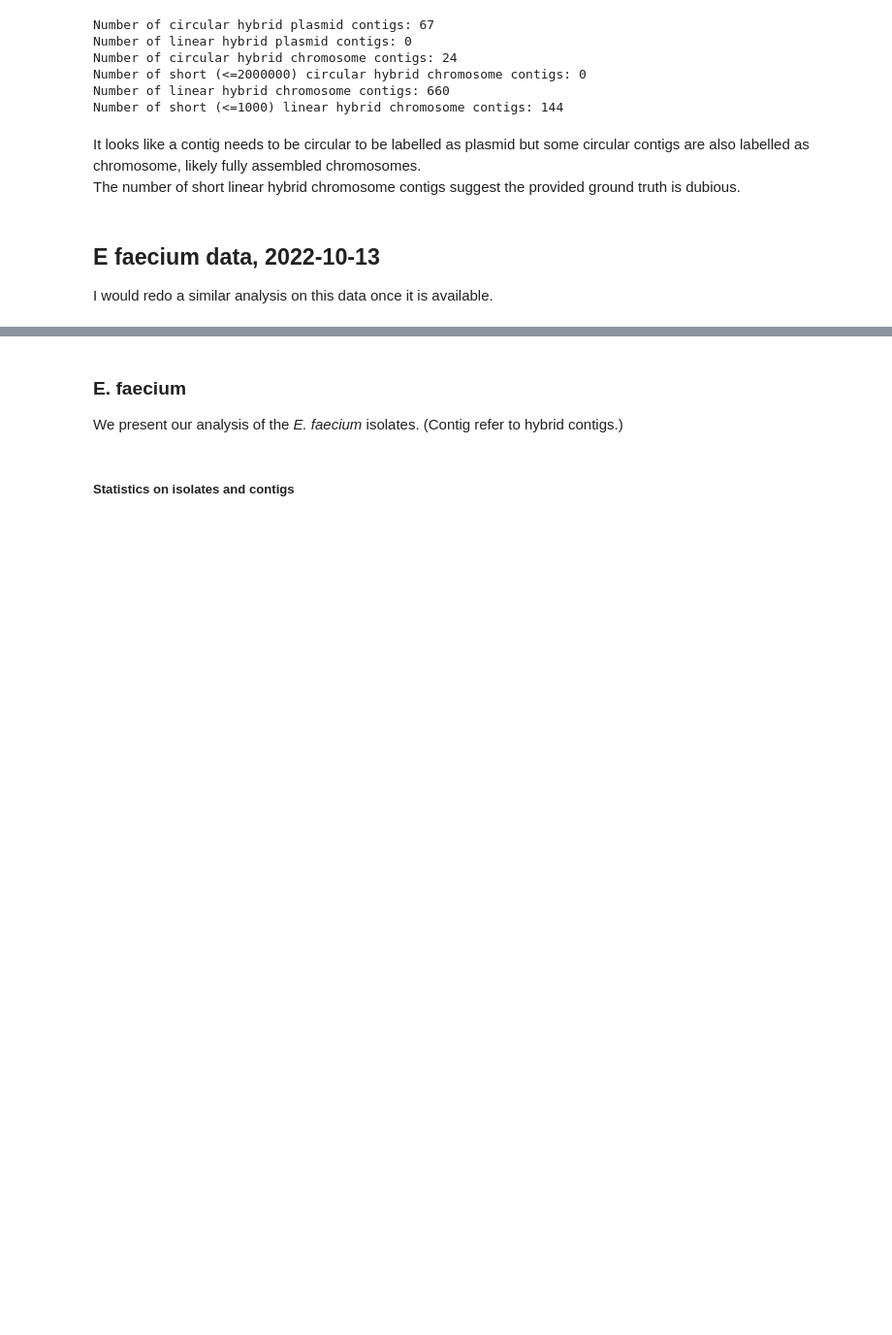
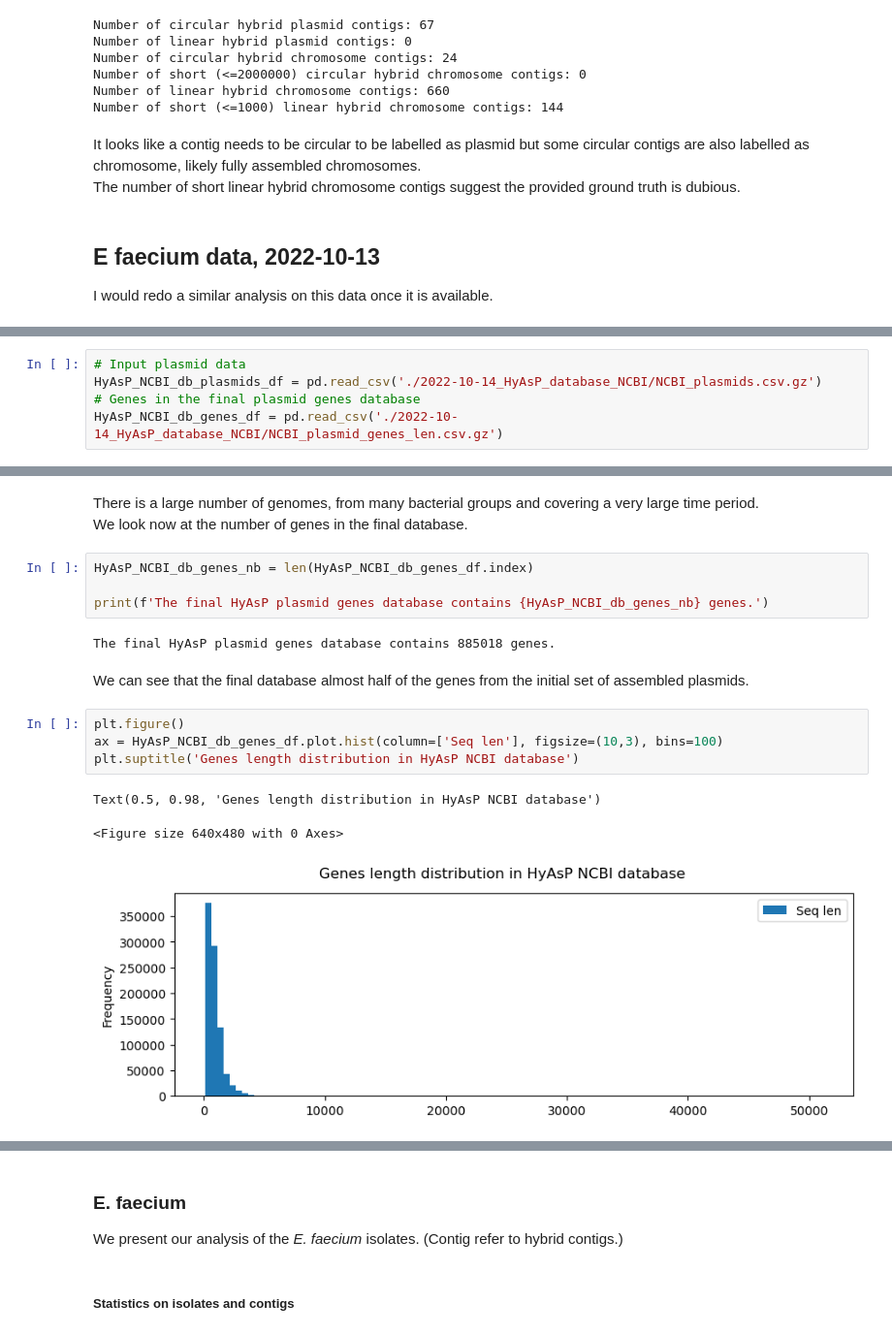
Before and after one commit to cchauve/CompMath-Day-2023, a Jupyter notebook: results/JOURNAL.ipynb, the cells around one changed output, grey strips where cells are left out. Shown at 97% size. Saved outputs shown, nothing was run; the diff lists cells and outputs as text; blank space fills up the shorter version.

```diff
--- a/results/JOURNAL.ipynb
+++ b/results/JOURNAL.ipynb
@@ -138,0 +147,5 @@ I would redo a similar analysis on this data once it is available.
+# %%
+# Input plasmid data
+HyAsP_NCBI_db_plasmids_df = pd.read_csv('./2022-10-14_HyAsP_database_NCBI/NCBI_plasmids.csv.gz')
+# Genes in the final plasmid genes database
+HyAsP_NCBI_db_genes_df = pd.read_csv('./2022-10-14_HyAsP_database_NCBI/NCBI_plasmid_genes_len.csv.gz')
@@ -138,0 +169,19 @@ I would redo a similar analysis on this data once it is available.
+# %% [markdown]
+There is a large number of genomes, from many bacterial groups and covering a very large time period.
+We look now at the number of genes in the final database.
+# %%
+HyAsP_NCBI_db_genes_nb = len(HyAsP_NCBI_db_genes_df.index)
+
+print(f'The final HyAsP plasmid genes database contains {HyAsP_NCBI_db_genes_nb} genes.')
+# %% [output]
+The final HyAsP plasmid genes database contains 885018 genes.
+# %% [markdown]
+We can see that the final database almost half of the genes from the initial set of assembled plasmids.
+# %%
+plt.figure()
+ax = HyAsP_NCBI_db_genes_df.plot.hist(column=['Seq len'], figsize=(10,3), bins=100)
+plt.suptitle('Genes length distribution in HyAsP NCBI database')
+# %% [output]
+Text(0.5, 0.98, 'Genes length distribution in HyAsP NCBI database')
+<Figure size 640x480 with 0 Axes>
+[figure, added]
```
Also changed, not shown: parts of 5 cells of this notebook.
